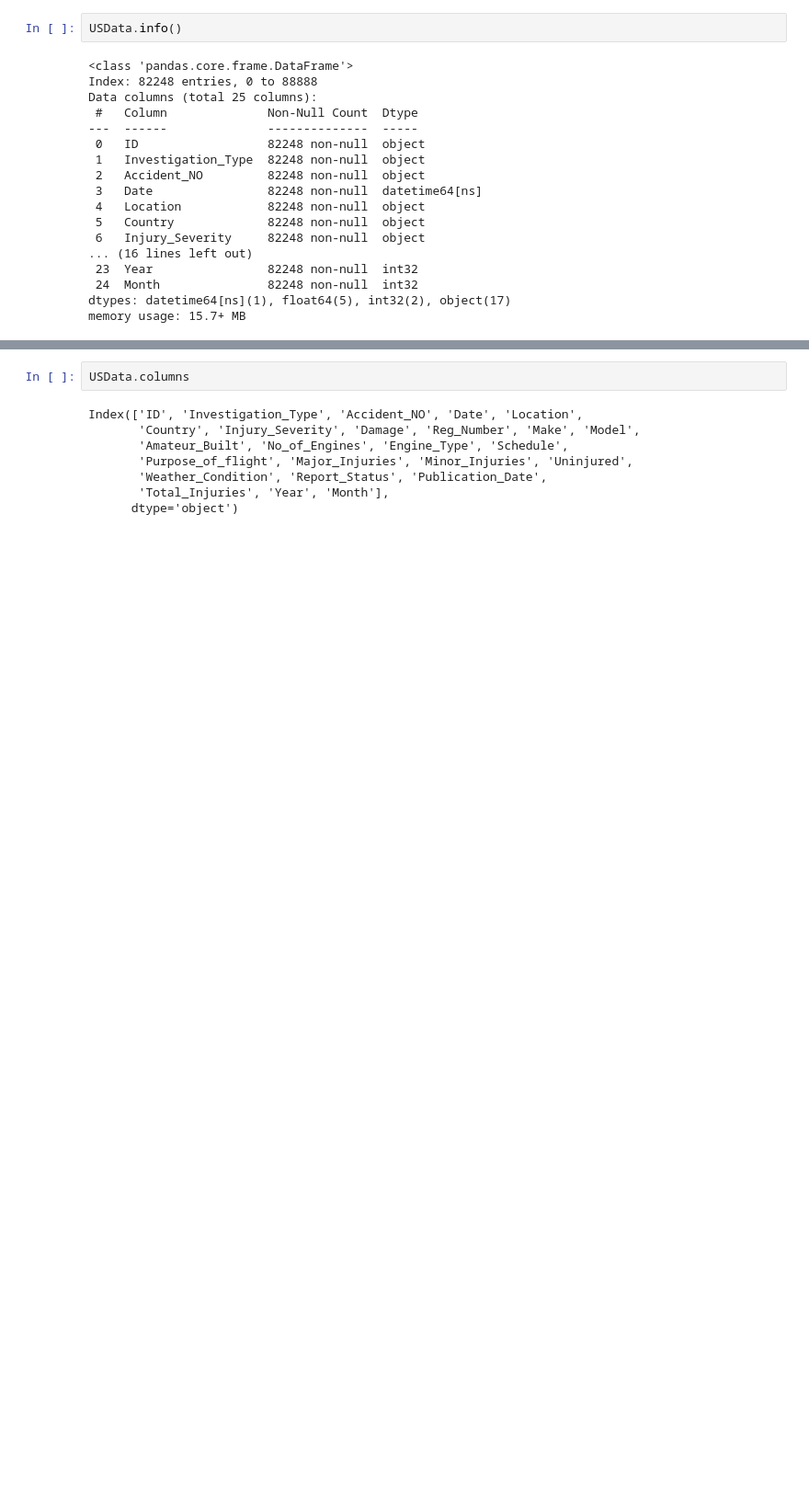
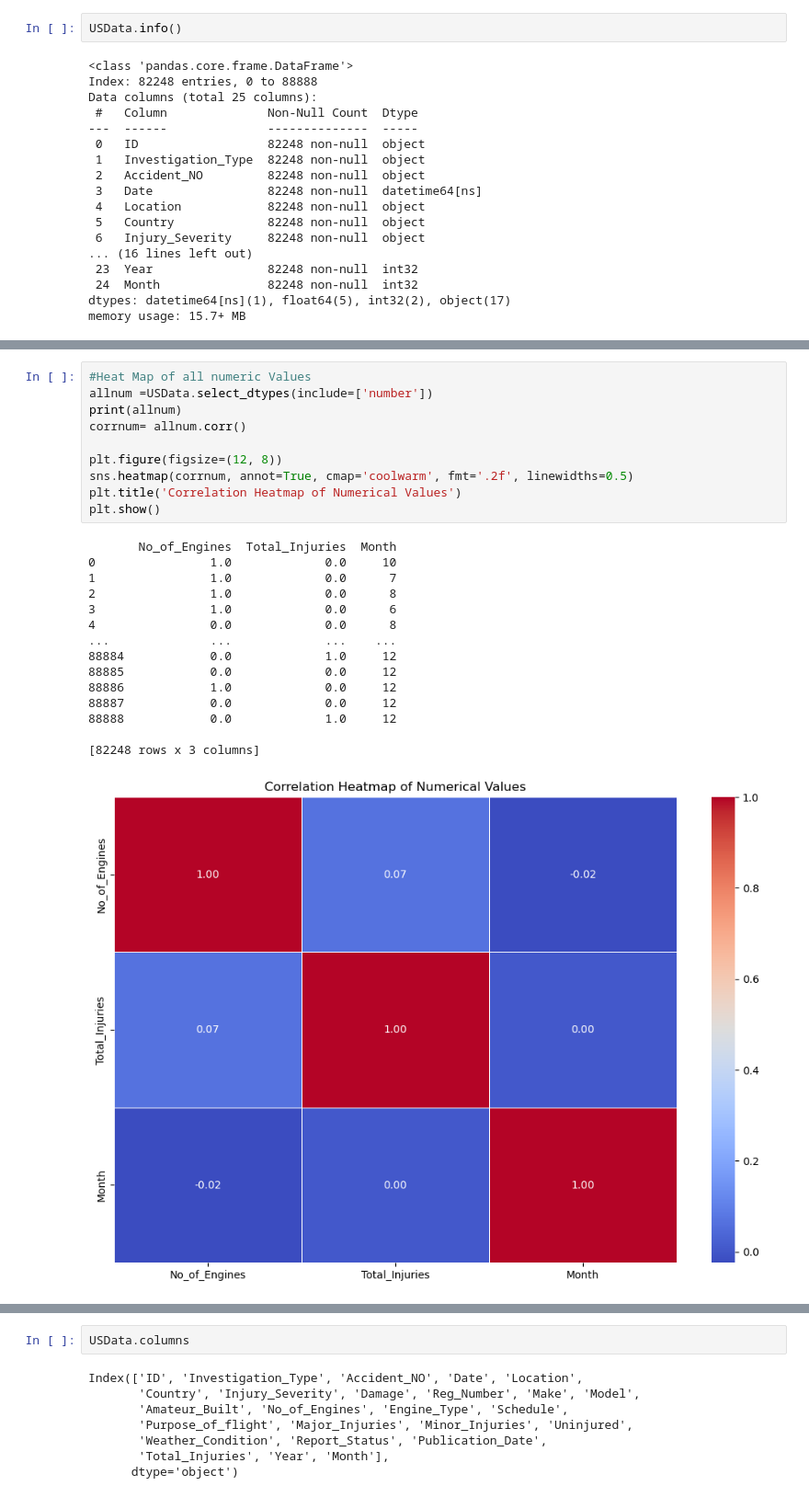
Before and after one commit to Mulwajoseph/Flight-Damage-Stats, a Jupyter notebook: joseph.ipynb, the cells around one changed output, grey strips where cells are left out. Shown at 92% size. Saved outputs shown, nothing was run; the diff lists cells and outputs as text; blank space fills up the shorter version.

```diff
--- a/joseph.ipynb
+++ b/joseph.ipynb
@@ -894,0 +953,26 @@ Name: No_of_Engines, dtype: float64
+# %%
+#Heat Map of all numeric Values
+allnum =USData.select_dtypes(include=['number'])
+print(allnum)
+corrnum= allnum.corr()
+
+plt.figure(figsize=(12, 8))
+sns.heatmap(corrnum, annot=True, cmap='coolwarm', fmt='.2f', linewidths=0.5)
+plt.title('Correlation Heatmap of Numerical Values')
+plt.show()
+# %% [output]
+       No_of_Engines  Total_Injuries  Month
+0                1.0             0.0     10
+1                1.0             0.0      7
+2                1.0             0.0      8
+3                1.0             0.0      6
+4                0.0             0.0      8
+...              ...             ...    ...
+88884            0.0             1.0     12
+88885            0.0             0.0     12
+88886            1.0             0.0     12
+88887            0.0             0.0     12
+88888            0.0             1.0     12
+
+[82248 rows x 3 columns]
+[figure, added]
```
Also changed, not shown: parts of 21 cells of this notebook.
